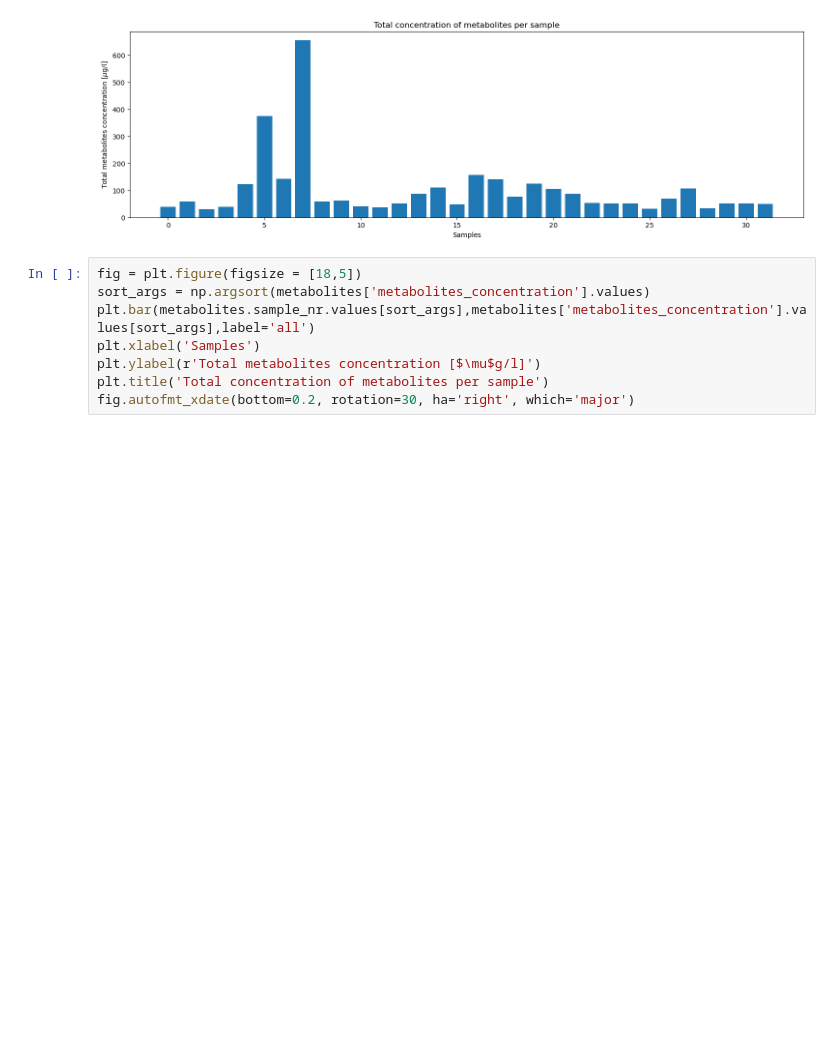
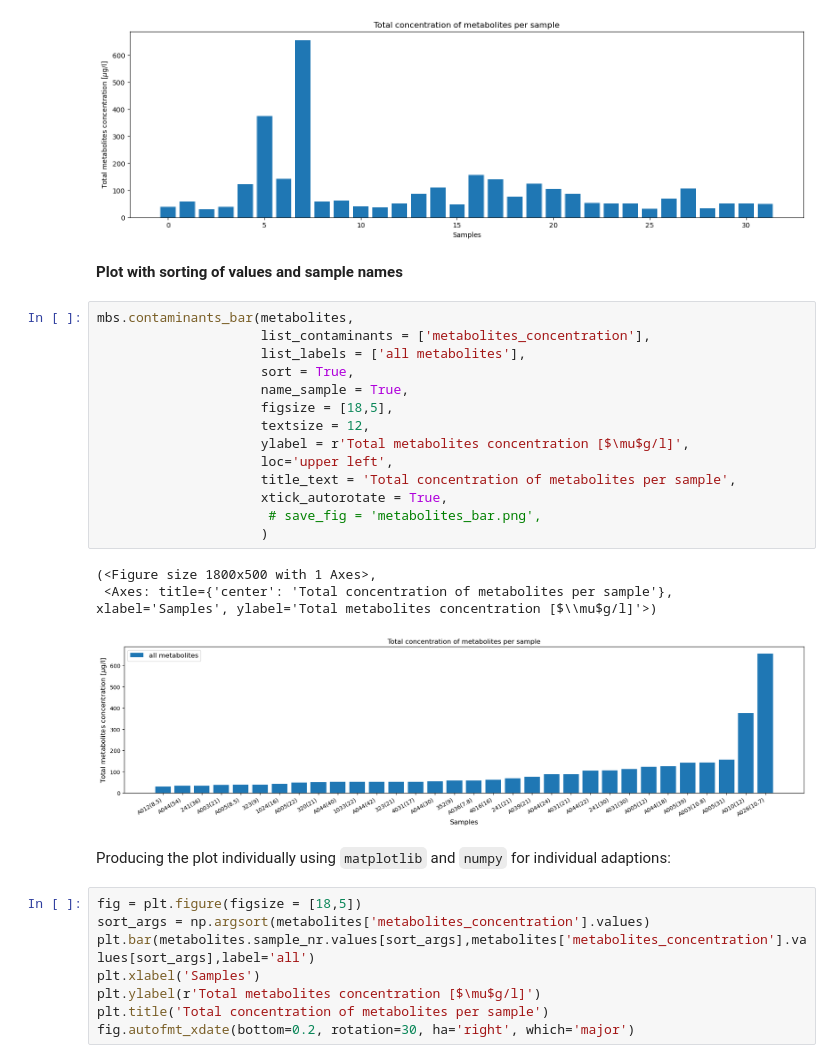
Before and after one commit to MiBiPreT/mibiscreen, a Jupyter notebook: examples/ex02_Amersfoort/example_02_amersfoort_metabolites.ipynb, the cells around one changed output. Cells and saved outputs as stored; diff of their text form; blank space fills up the shorter version.

```diff
--- a/examples/ex02_Amersfoort/example_02_amersfoort_metabolites.ipynb
+++ b/examples/ex02_Amersfoort/example_02_amersfoort_metabolites.ipynb
@@ -157,6 +210,28 @@ plt.title('Total concentration of metabolites per sample')
 # %% [output]
 Text(0.5, 1.0, 'Total concentration of metabolites per sample')
 [figure]
+# %% [markdown]
+**Plot with sorting of values and sample names**
+# %%
+mbs.contaminants_bar(metabolites,
+                     list_contaminants = ['metabolites_concentration'],
+                     list_labels = ['all metabolites'],
+                     sort = True,
+                     name_sample = True,
+                     figsize = [18,5],
+                     textsize = 12,
+                     ylabel = r'Total metabolites concentration [$\mu$g/l]',
+                     loc='upper left',
+                     title_text = 'Total concentration of metabolites per sample',
+                     xtick_autorotate = True,
+                      # save_fig = 'metabolites_bar.png',
+                     )
+# %% [output]
+(<Figure size 1800x500 with 1 Axes>,
+ <Axes: title={'center': 'Total concentration of metabolites per sample'}, xlabel='Samples', ylabel='Total metabolites concentration [$\\mu$g/l]'>)
+[figure, added]
+# %% [markdown]
+Producing the plot individually using `matplotlib` and `numpy` for individual adaptions:
 # %%
 fig = plt.figure(figsize = [18,5])
 sort_args = np.argsort(metabolites['metabolites_concentration'].values)
```
Also changed, not shown: parts of 9 cells of this notebook, 10 other files.
